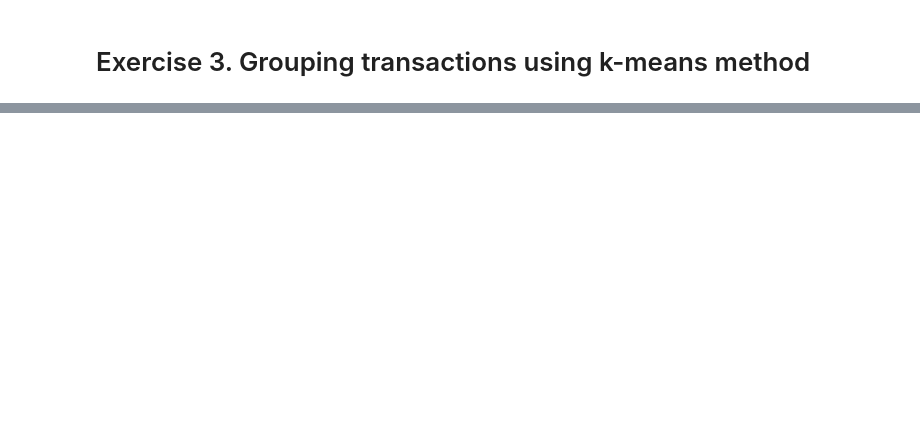
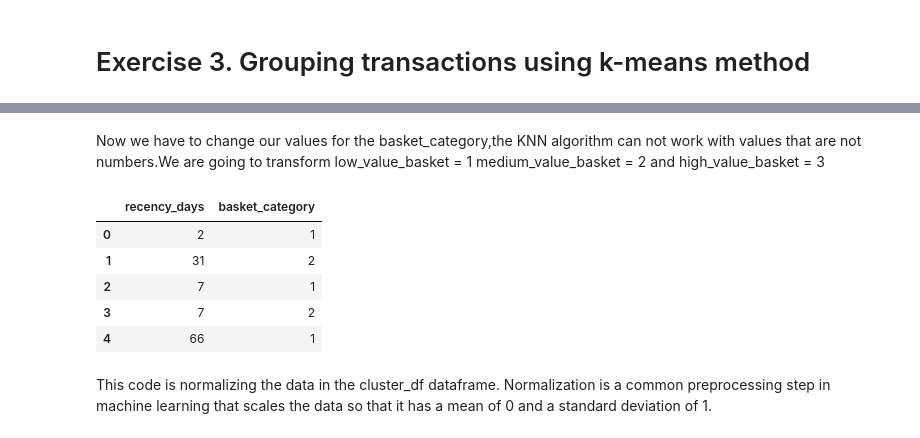
Before and after one commit to tfysekis/Data-Mining, a Jupyter notebook: Mining_Knowledge.ipynb, the cells around one changed output, grey strips where cells are left out. Saved outputs shown, nothing was run; the diff lists cells and outputs as text; code cells hidden in the pictures; blank space fills up the shorter version.

```diff
--- a/Mining_Knowledge.ipynb
+++ b/Mining_Knowledge.ipynb
@@ -494,0 +551,18 @@ Upon reviewing the association rules, it becomes evident that the majority of cu
+# %% [markdown]
+Now we have to change our values for the basket_category,the KNN algorithm can not work with values that are not numbers.We are going to transform low_value_basket = 1 medium_value_basket = 2 and high_value_basket = 3
+# %%
+# Create a dictionary to map categorical values to numerical values
+cat_map = {'low_value_basket': 1, 'medium_value_basket': 2, 'high_value_basket': 3}
+
+# Convert categorical values to numerical values using label encoding
+cluster_df['basket_category'] = cluster_df['basket_category'].map(cat_map)
+cluster_df.head()
+# %% [output]
+|  | recency_days | basket_category |
+| 0 | 2 | 1 |
+| 1 | 31 | 2 |
+| 2 | 7 | 1 |
+| 3 | 7 | 2 |
+| 4 | 66 | 1 |
+# %% [markdown]
+This code is normalizing the data in the cluster_df dataframe. Normalization is a common preprocessing step in machine learning that scales the data so that it has a mean of 0 and a standard deviation of 1.
```
Also changed, not shown: parts of 30 cells of this notebook.
